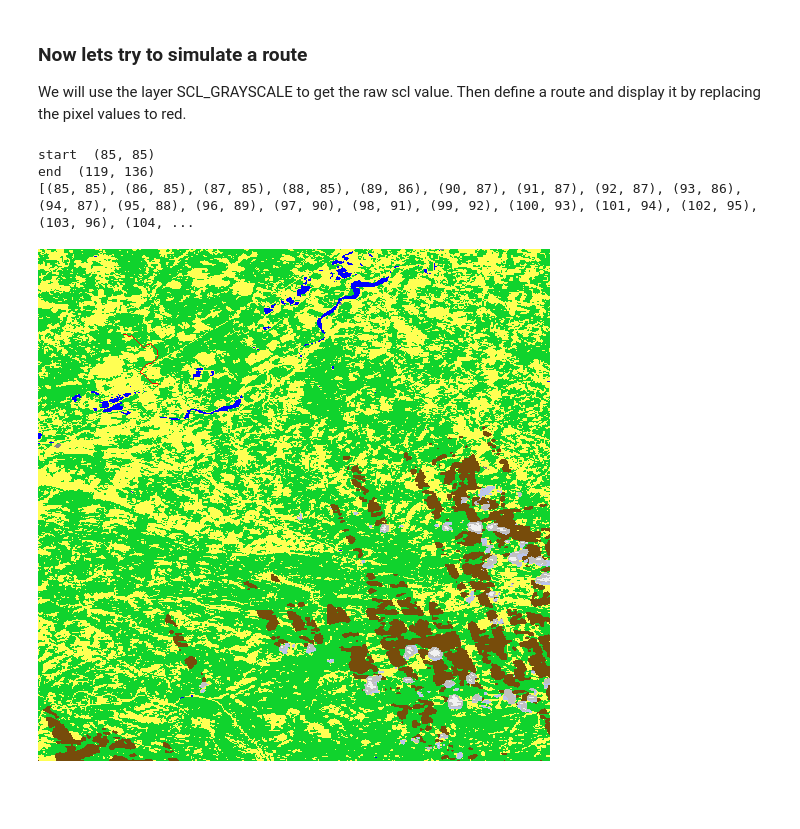
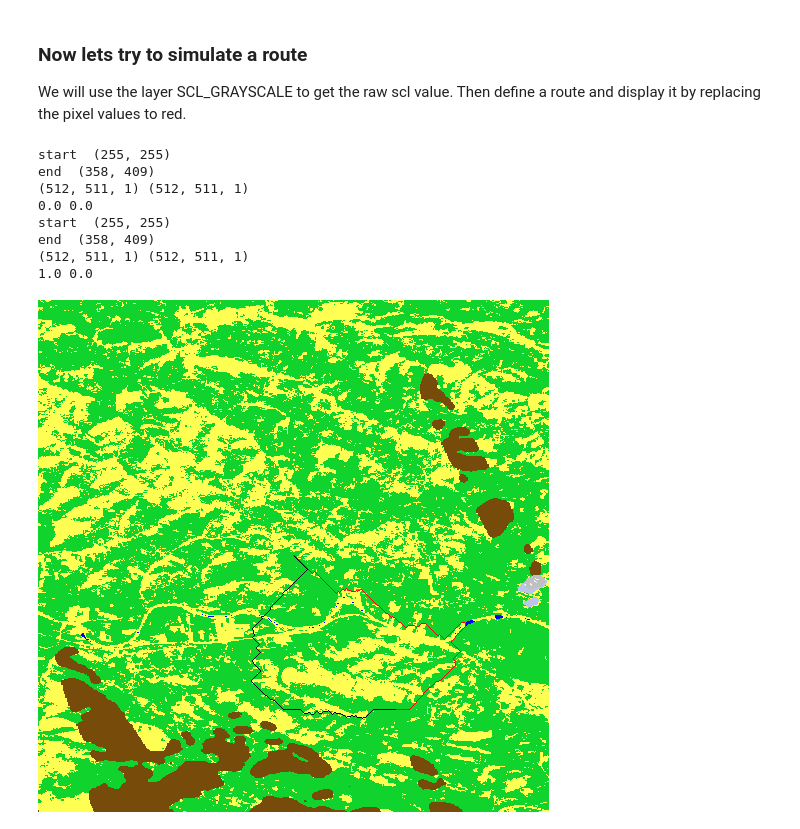
Before and after one commit to wz7475/cassini_research, a Jupyter notebook: magic_map.ipynb, the cells around one changed output. Cells and saved outputs as stored; diff of their text form; code cells hidden in the pictures; blank space fills up the shorter version.

```diff
--- a/magic_map.ipynb
+++ b/magic_map.ipynb
@@ -39,7 +33,7 @@ legend_dict = dict()
 for values in legend_data:
     legend_dict[values[0]] = values[2]
 # %%
-bbox = (1.0, 43.0, 1.3, 43.3)
+bbox = (1.0, 43.0, 1.1, 43.1)
 # %% [markdown]
 Define WMS parameters. We define here the bounding box, dates and images size that will be used for this first use case.
 # %%
@@ -70,38 +64,46 @@ Then define a route and display it by replacing the pixel values to red.
 img_scl = wms.getmap(layers=['SCL'],
                  srs=_projection_,
                  bbox=_bbox_,
                  size=(_width_, _height_),
                  format='image/png',
                  time=_time_,
                  showlogo=False,
                  transparent=False)
 
 img_scl_raw = wms.getmap(layers=['SCL_GRAYSCALE'],
                      srs=_projection_,
                      bbox=_bbox_,
                      size=(_width_, _height_),
                      format='image/tiff',
                      time=_time_,
                      showlogo=False,
                      transparent=False)
 
 scl_raw_array = np.asarray(Image.open(img_scl_raw))
 scl_array = np.asarray(Image.open(img_scl))
 
 start = (1.05, 43.05)
 end = (1.07, 43.08)
 bbox = bbox
-path = create_path_map(start, end, scl_array, bbox, 512)
+path = create_path_map(start, end, scl_array, bbox, 512, [])
 
 writable_array = scl_array.copy()
-unique = set()
+
 for (x, y) in path:
-    unique.add(tuple(writable_array[y, x][:].tolist()))
+    writable_array[y, x][:] = [0, 0, 0]
+
+path = create_path_map(start, end, scl_array, bbox, 512, [path])
+
+for (x, y) in path:
     writable_array[y, x][:] = [255, 0, 0]
-print(path)
 display(Image.fromarray(writable_array))
 # %% [output]
-start  (85, 85)
-end  (119, 136)
-[(85, 85), (86, 85), (87, 85), (88, 85), (89, 86), (90, 87), (91, 87), (92, 87), (93, 86), (94, 87), (95, 88), (96, 89), (97, 90), (98, 91), (99, 92), (100, 93), (101, 94), (102, 95), (103, 96), (104, ...
+start  (255, 255)
+end  (358, 409)
+(512, 511, 1) (512, 511, 1)
+0.0 0.0
+start  (255, 255)
+end  (358, 409)
+(512, 511, 1) (512, 511, 1)
+1.0 0.0
-[figure, old version]
+[figure, new version]
```
Also changed, not shown: parts of 1 cell of this notebook, 2 other files.
